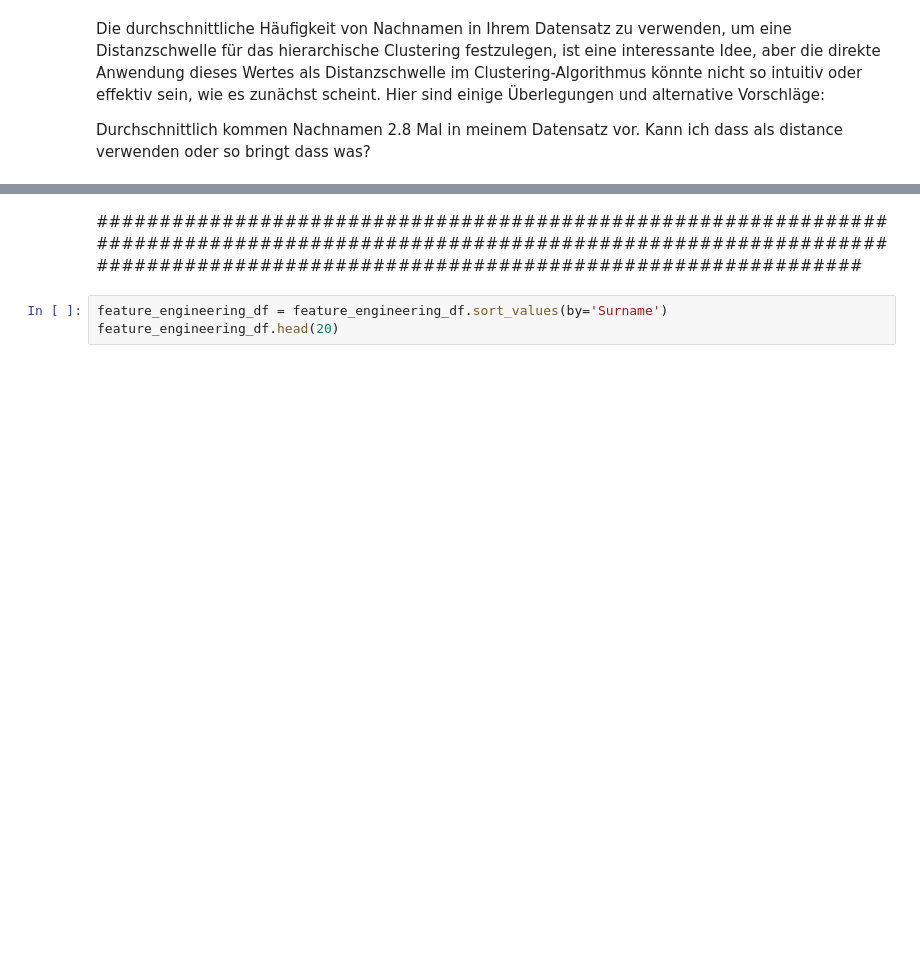
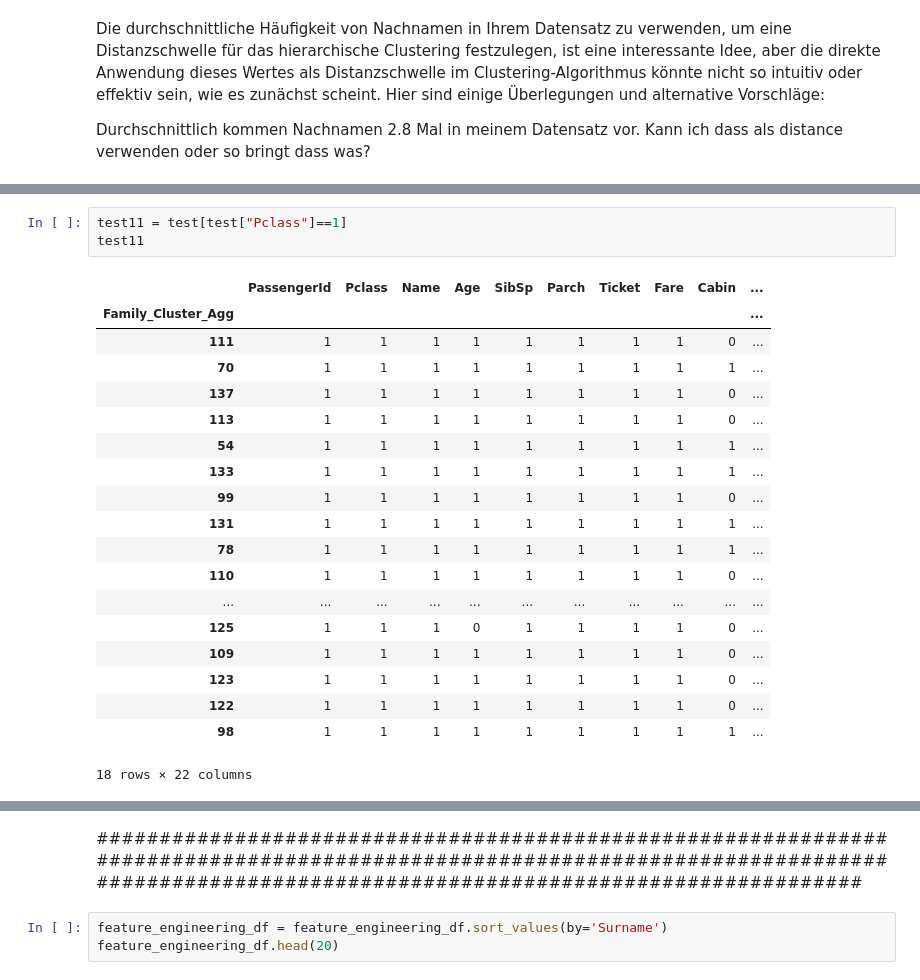
Before and after one commit to IvanBirkmaier/titanic_challenge, a Jupyter notebook: PredictSurvival.ipynb, the cells around one changed output, grey strips where cells are left out. Cells and saved outputs as stored; diff of their text form; blank space fills up the shorter version.

```diff
--- a/PredictSurvival.ipynb
+++ b/PredictSurvival.ipynb
@@ -786,0 +844,23 @@ test
+# %%
+test11 = test[test["Pclass"]==1]
+test11
+# %% [output]
+|  | PassengerId | Pclass | Name | Age | SibSp | Parch | Ticket | Fare | Cabin | ... |
+| Family_Cluster_Agg |  |  |  |  |  |  |  |  |  | ... |
+| 111 | 1 | 1 | 1 | 1 | 1 | 1 | 1 | 1 | 0 | ... |
+| 70 | 1 | 1 | 1 | 1 | 1 | 1 | 1 | 1 | 1 | ... |
+| 137 | 1 | 1 | 1 | 1 | 1 | 1 | 1 | 1 | 0 | ... |
+| 113 | 1 | 1 | 1 | 1 | 1 | 1 | 1 | 1 | 0 | ... |
+| 54 | 1 | 1 | 1 | 1 | 1 | 1 | 1 | 1 | 1 | ... |
+| 133 | 1 | 1 | 1 | 1 | 1 | 1 | 1 | 1 | 1 | ... |
+| 99 | 1 | 1 | 1 | 1 | 1 | 1 | 1 | 1 | 0 | ... |
+| 131 | 1 | 1 | 1 | 1 | 1 | 1 | 1 | 1 | 1 | ... |
+| 78 | 1 | 1 | 1 | 1 | 1 | 1 | 1 | 1 | 1 | ... |
+| 110 | 1 | 1 | 1 | 1 | 1 | 1 | 1 | 1 | 0 | ... |
+| ... | ... | ... | ... | ... | ... | ... | ... | ... | ... | ... |
+| 125 | 1 | 1 | 1 | 0 | 1 | 1 | 1 | 1 | 0 | ... |
+| 109 | 1 | 1 | 1 | 1 | 1 | 1 | 1 | 1 | 0 | ... |
+| 123 | 1 | 1 | 1 | 1 | 1 | 1 | 1 | 1 | 0 | ... |
+| 122 | 1 | 1 | 1 | 1 | 1 | 1 | 1 | 1 | 0 | ... |
+| 98 | 1 | 1 | 1 | 1 | 1 | 1 | 1 | 1 | 1 | ... |
+18 rows × 22 columns
```
Also changed, not shown: parts of 24 cells of this notebook.
